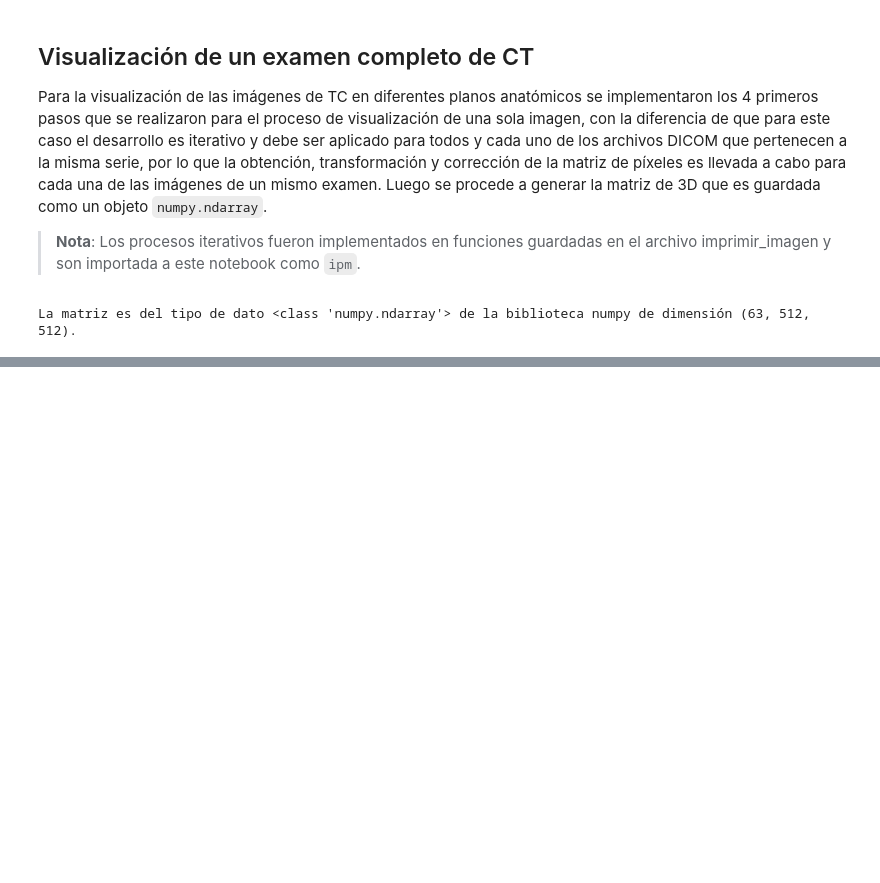
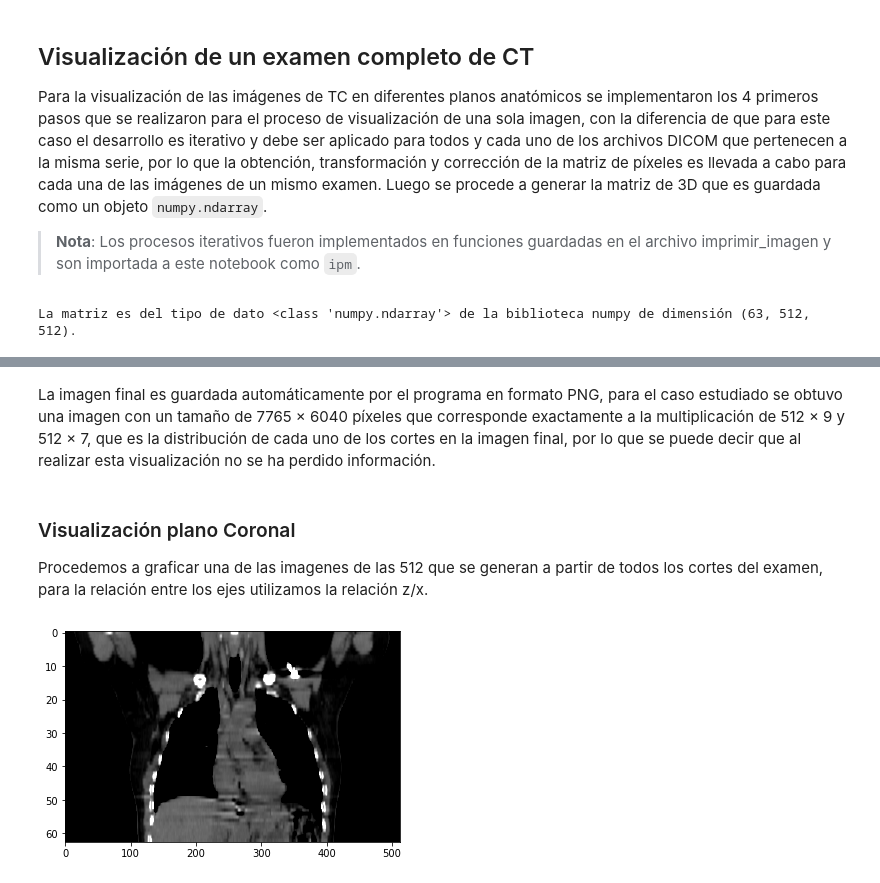
Before and after one commit to jennifer95/visualizacion-segmentacion-pulmonar-DICOM-python, a Jupyter notebook: Visualización de imágenes DICOM.ipynb, the cells around one changed output, grey strips where cells are left out. Drawn from its saved outputs; the diff is of its cells as text; code cells hidden in the pictures; blank space fills up the shorter version.

```diff
--- a/Visualización de imágenes DICOM.ipynb
+++ b/Visualización de imágenes DICOM.ipynb
@@ -256,0 +279,10 @@ print('InstanceNumber = ', slices[0].InstanceNumber)
+# %%
+ss = slices[0].SliceThickness # calculamos la distancia entre slices
+ps = slices[0].PixelSpacing #distancia entre pixeles
+ax_aspect = ps[1]/ps[0] # relacion entre los ejes x/y
+sag_aspect = ss/ps[1] # relacion entre los ejes z/y
+cor_aspect = ss/ps[0] # relacion entre los ejes z/x
+print(f'La distancia entre cortes consecutivos es de: {slices[0].SliceThickness}')
+print(f'La relacion entre los ejes x/y: {ax_aspect}')
+print(f'La relacion entre los ejes z/y: {sag_aspect}')
+print(f'La relacion entre los ejes z/x: {cor_aspect}')
@@ -256,0 +310,17 @@ print('InstanceNumber = ', slices[0].InstanceNumber)
+# %% [markdown]
+La imagen final es guardada automáticamente por el programa en formato PNG,
+para el caso estudiado se obtuvo una imagen con un tamaño de
+7765 × 6040 píxeles que corresponde exactamente a la multiplicación de 512 × 9 y
+512 × 7, que es la distribución de cada uno de los cortes en la imagen final, por lo
+que se puede decir que al realizar esta visualización no se ha perdido información.
+# %% [markdown]
+### Visualización plano Coronal
+
+Procedemos a graficar una de las imagenes de las 512 que se generan a partir de todos los cortes del examen, para la relación entre los ejes utilizamos la relación z/x.
+# %%
+a2 = plt.subplot(1, 1, 1)
+plt.imshow(imagen[:, 240, :],cmap=plt.cm.gray, vmin=-100, vmax=300)
+a2.set_aspect(cor_aspect)
+plt.show()
+# %% [output]
+[figure, added]
```
Also changed, not shown: parts of 14 cells of this notebook.
